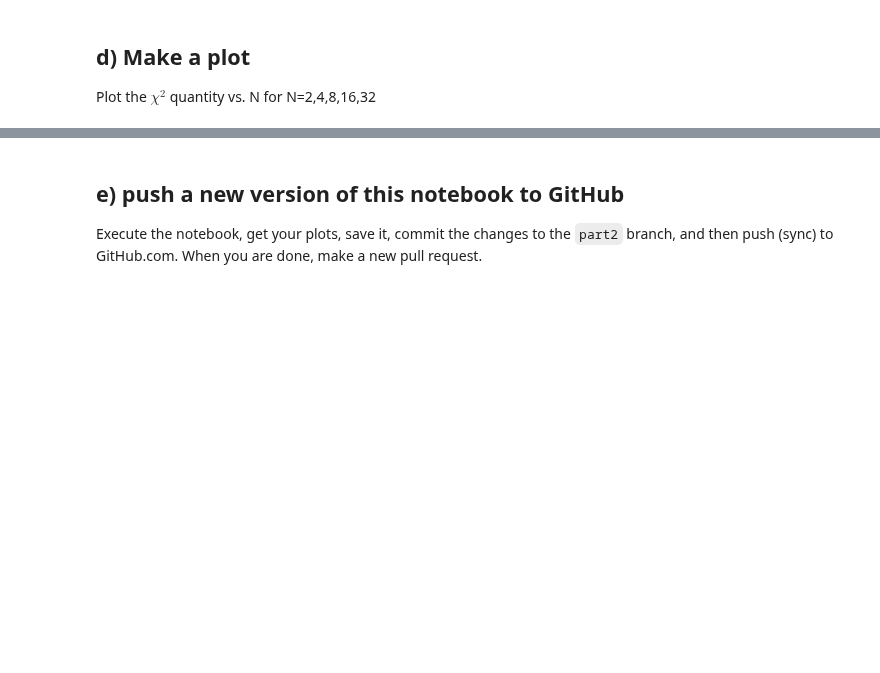
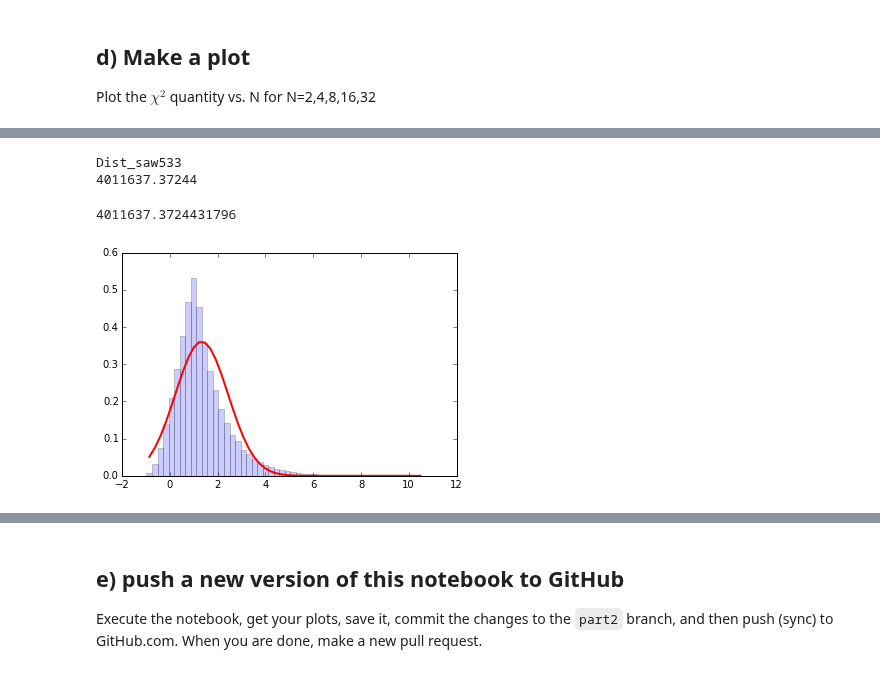
Before and after one commit to cranmer/intro-exp-phys-II, a Jupyter notebook: Central-Limit-Theorem.ipynb, the cells around one changed output, grey strips where cells are left out. Saved outputs shown, nothing was run; the diff lists cells and outputs as text; code cells hidden in the pictures; blank space fills up the shorter version.

```diff
--- a/Central-Limit-Theorem.ipynb
+++ b/Central-Limit-Theorem.ipynb
@@ -252,0 +409,7 @@ Plot the $\chi^2$ quantity vs. N for N=2,4,8,16,32
+# %%
+do_random_convolution_with_chi2(ok_distributions_list,2)
+# %% [output]
+Dist_saw533
+4011637.37244
+4011637.3724431796
+[figure, added]
```
Also changed, not shown: parts of 23 cells of this notebook.
